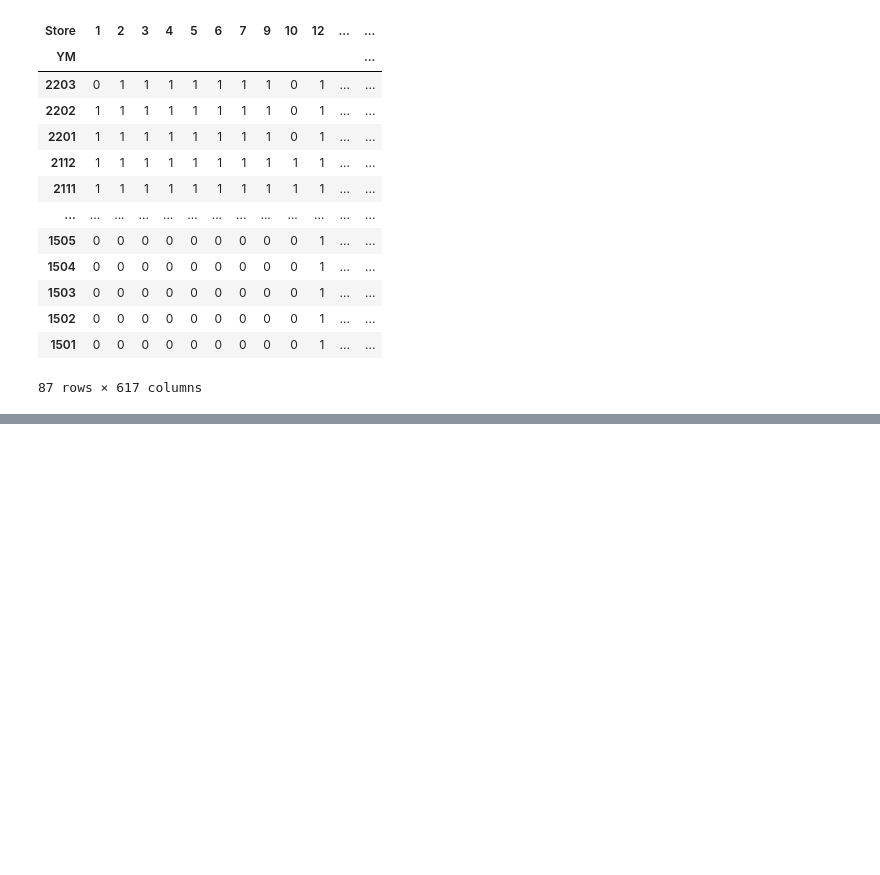
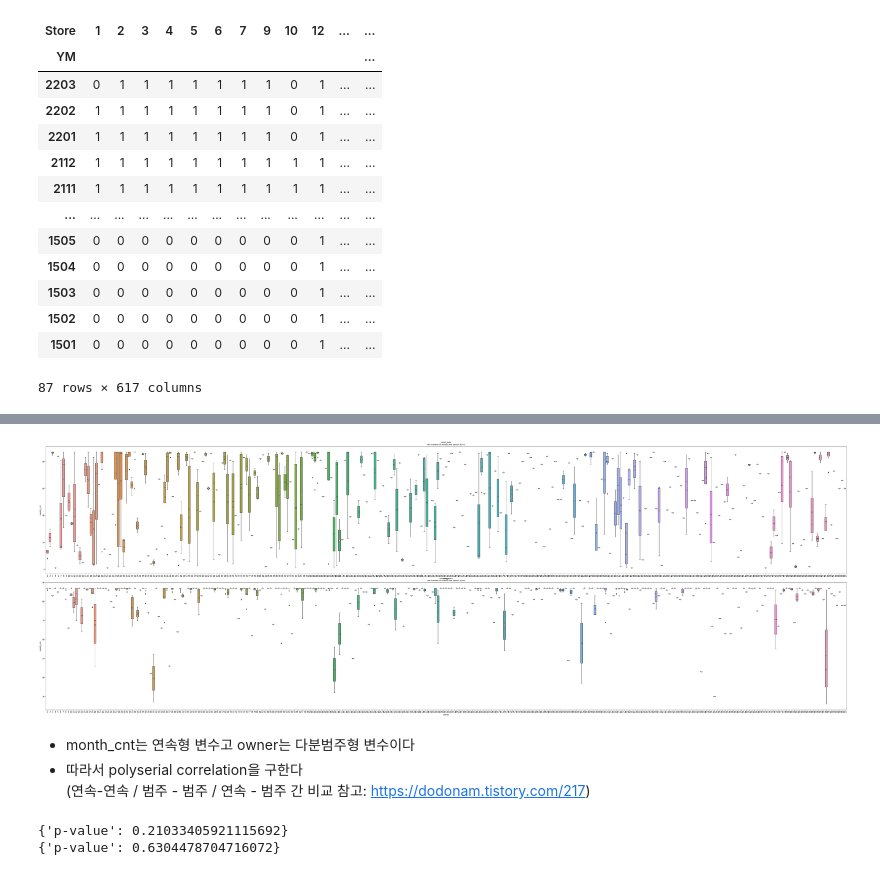
Before and after one commit to minji-o-j/Data-Science-Project, a Jupyter notebook: EDA2.ipynb, the cells around one changed output, grey strips where cells are left out. Cells and saved outputs as stored; diff of their text form; code cells hidden in the pictures; blank space fills up the shorter version.

```diff
--- a/EDA2.ipynb
+++ b/EDA2.ipynb
@@ -112,0 +193,3 @@ r_ym_store_ct
+# %%
+dealer_hierarchies = pd.read_csv(f"{file_path}Dealer Hierarchies.csv")
+dealer_hierarchies
@@ -112,0 +210,14 @@ r_ym_store_ct
+# %%
+r_owner = []
+i_owner = []
+
+for i in range(len(r_store_cnt_month)):
+    store_id = r_store_cnt_month.loc[i]['Store']
+    r_owner.append(dealer_hierarchies.loc[store_id-1]['Store Owner'])
+
+for i in range(len(i_store_cnt_month)):
+    store_id = i_store_cnt_month.loc[i]['Store']
+    i_owner.append(dealer_hierarchies.loc[store_id-1]['Store Owner'])
+
+r_store_cnt_month['owner'] = r_owner
+i_store_cnt_month['owner'] = i_owner
@@ -112,0 +240,31 @@ r_ym_store_ct
+# %%
+fig, axes = plt.subplots(2,1,figsize=(60,20))
+
+
+sns.boxplot(
+    data=r_store_cnt_month,
+    x="owner",
+    y = 'month_cnt',
+    showmeans=True,
+    meanprops={"marker": "o", "markerfacecolor": "white", "markeredgecolor": "black", "markersize": "5"},
+    ax=axes[0],
+)
+
+plt.tight_layout()  # 간격 안겹치게
+
+sns.boxplot(
+    data=i_store_cnt_month,
+    x="owner",
+    y = 'month_cnt',
+    showmeans=True,
+    meanprops={"marker": "o", "markerfacecolor": "white", "markeredgecolor": "black", "markersize": "5"},
+    ax=axes[1],
+)
+axes[0].set_title("retail_data\nthe number of months the owners have", fontsize=10)
+axes[1].set_title("industry_data\nthe number of months the owners have", fontsize=10);
+# %% [output]
+[figure, added]
+# %% [markdown]
+- month_cnt는 연속형 변수고 owner는 다분범주형 변수이다
+- 따라서 polyserial correlation을 구한다
+(연속-연속 / 범주 - 범주 / 연속 - 범주 간 비교 참고: https://dodonam.tistory.com/217)
@@ -112,0 +339,9 @@ r_ym_store_ct
+# %%
+r_store_cnt_month = r_store_cnt_month.astype({'owner':'str'}) # owner가 int형으로 되어있어서 범주형으로 간주가 안될 수 있음에 유의한다
+i_store_cnt_month = i_store_cnt_month.astype({'owner':'str'})
+
+print(polyserial_correlation(r_store_cnt_month['month_cnt'],r_store_cnt_month['owner']))
+print(polyserial_correlation(i_store_cnt_month['month_cnt'],i_store_cnt_month['owner']))
+# %% [output]
+{'p-value': 0.21033405921115692}
+{'p-value': 0.6304478704716072}
```
Also changed, not shown: parts of 14 cells of this notebook.
